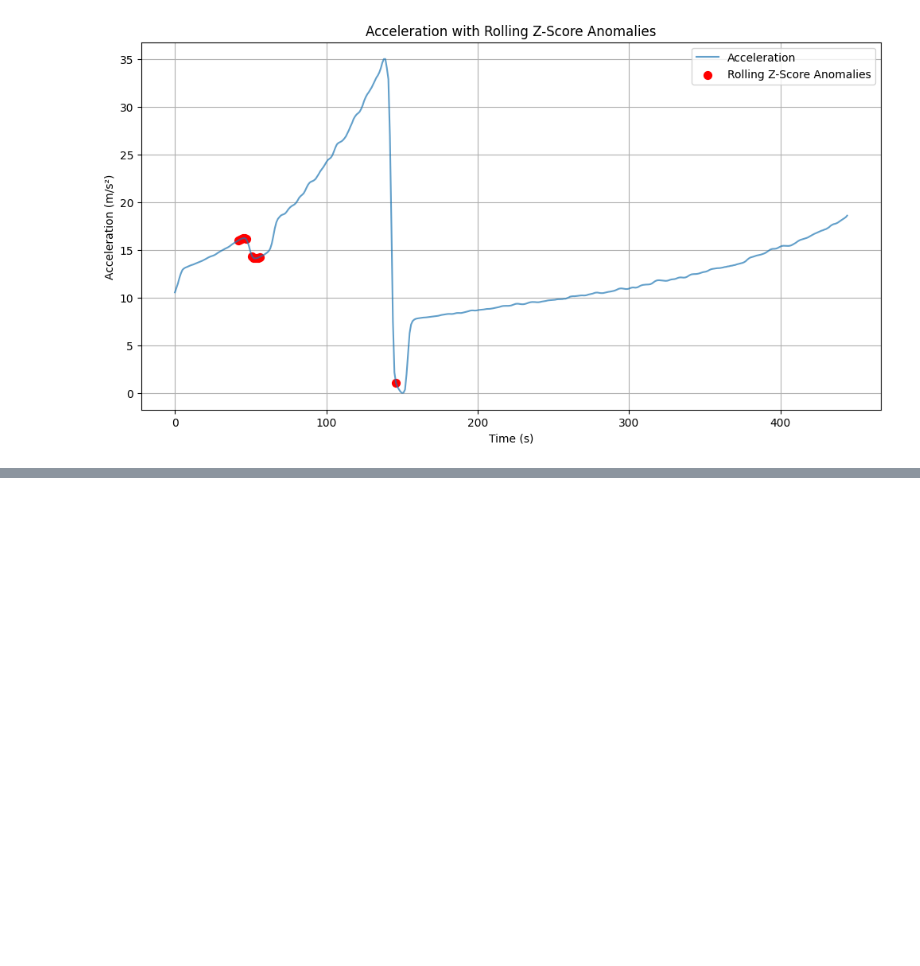
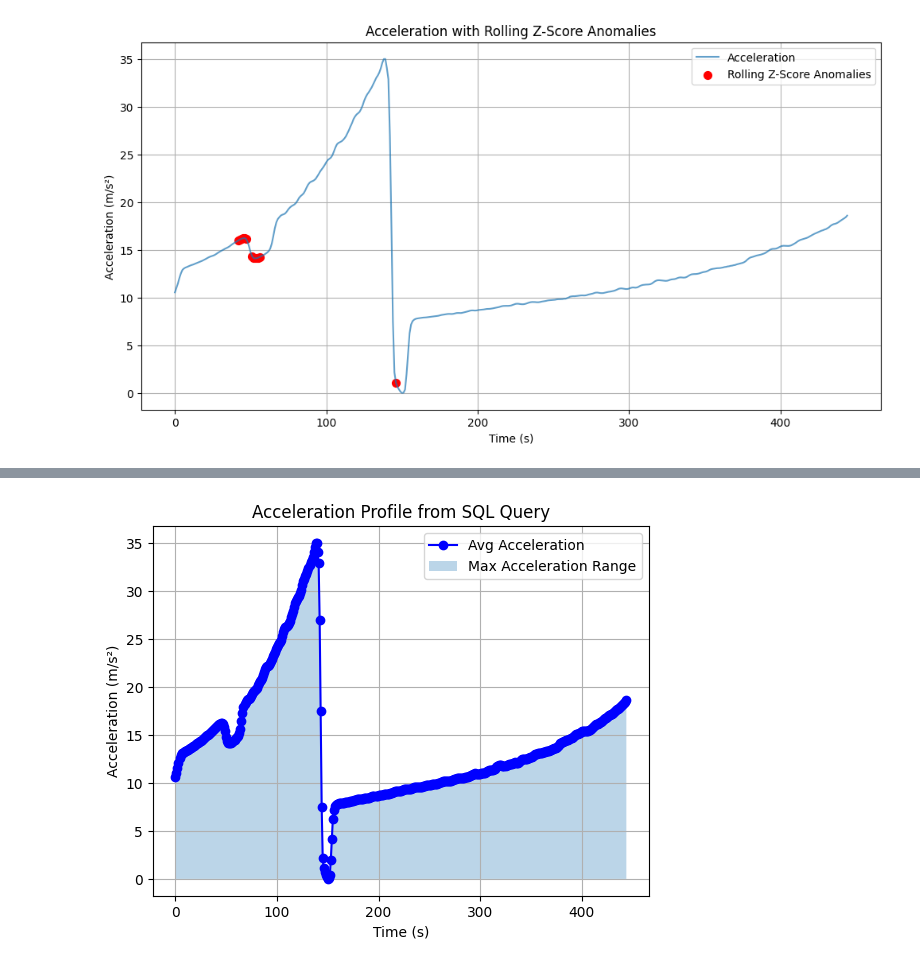
Before and after one commit to NicoCeresa/SpaceX-CRS-10-Telemetry-Analysis, a Jupyter notebook: notebooks/SpaceX_CRS_10_Telemetry.ipynb, the cells around one changed output, grey strips where cells are left out. Cells and saved outputs as stored; diff of their text form; code cells hidden in the pictures; blank space fills up the shorter version.

```diff
--- a/notebooks/SpaceX_CRS_10_Telemetry.ipynb
+++ b/notebooks/SpaceX_CRS_10_Telemetry.ipynb
@@ -342,0 +349,15 @@ plt.show()
+# %%
+conn = sqlite3.connect(':memory:')
+
+crs_10_analysed_df.to_sql('telemetry', conn, index=False, if_exists='replace')
+
+cursor = conn.cursor()
+cursor.execute(
+"""
+SELECT name
+FROM sqlite_master
+WHERE type='table';
+"""
+)
+tables = cursor.fetchall()
+print("Tables:", tables)
@@ -342,0 +568,26 @@ plt.show()
+# %%
+query_accel = """
+SELECT
+    ROUND(time, 0) as time_bucket,
+    ROUND(AVG(acceleration), 2) as avg_acceleration,
+    ROUND(MAX(acceleration), 2) as max_acceleration,
+    COUNT(*) as measurements
+FROM telemetry
+GROUP BY ROUND(time, 0)
+ORDER BY time_bucket
+"""
+
+accel_by_time = pd.read_sql_query(query_accel, conn)
+
+plt.plot(accel_by_time['time_bucket'], accel_by_time['avg_acceleration'],
+         marker='o', label='Avg Acceleration', color='blue')
+plt.fill_between(accel_by_time['time_bucket'], 0, accel_by_time['max_acceleration'],
+                  alpha=0.3, label='Max Acceleration Range')
+plt.xlabel('Time (s)')
+plt.ylabel('Acceleration (m/s²)')
+plt.title('Acceleration Profile from SQL Query')
+plt.legend()
+plt.grid()
+plt.show();
+# %% [output]
+[figure, added]
```
Also changed, not shown: parts of 10 cells of this notebook.
